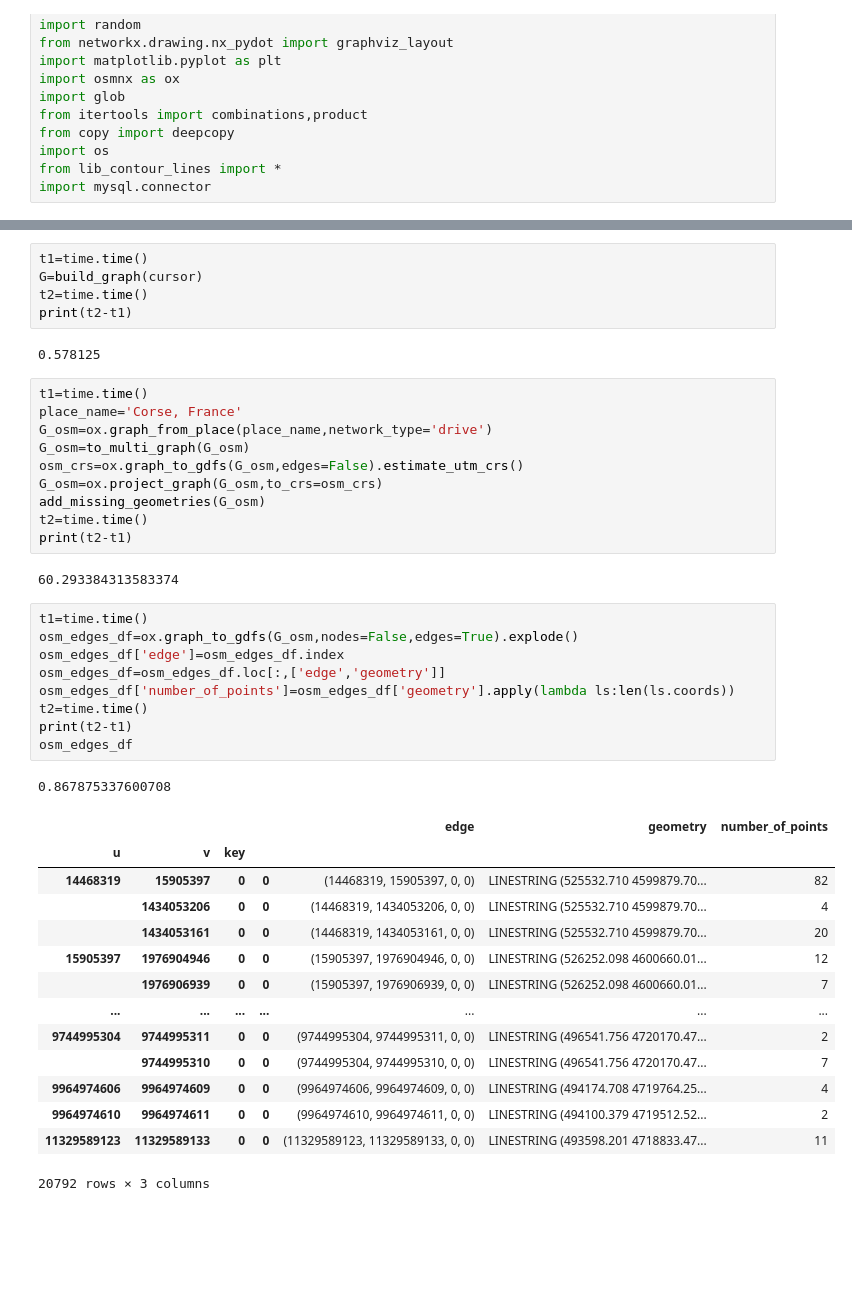
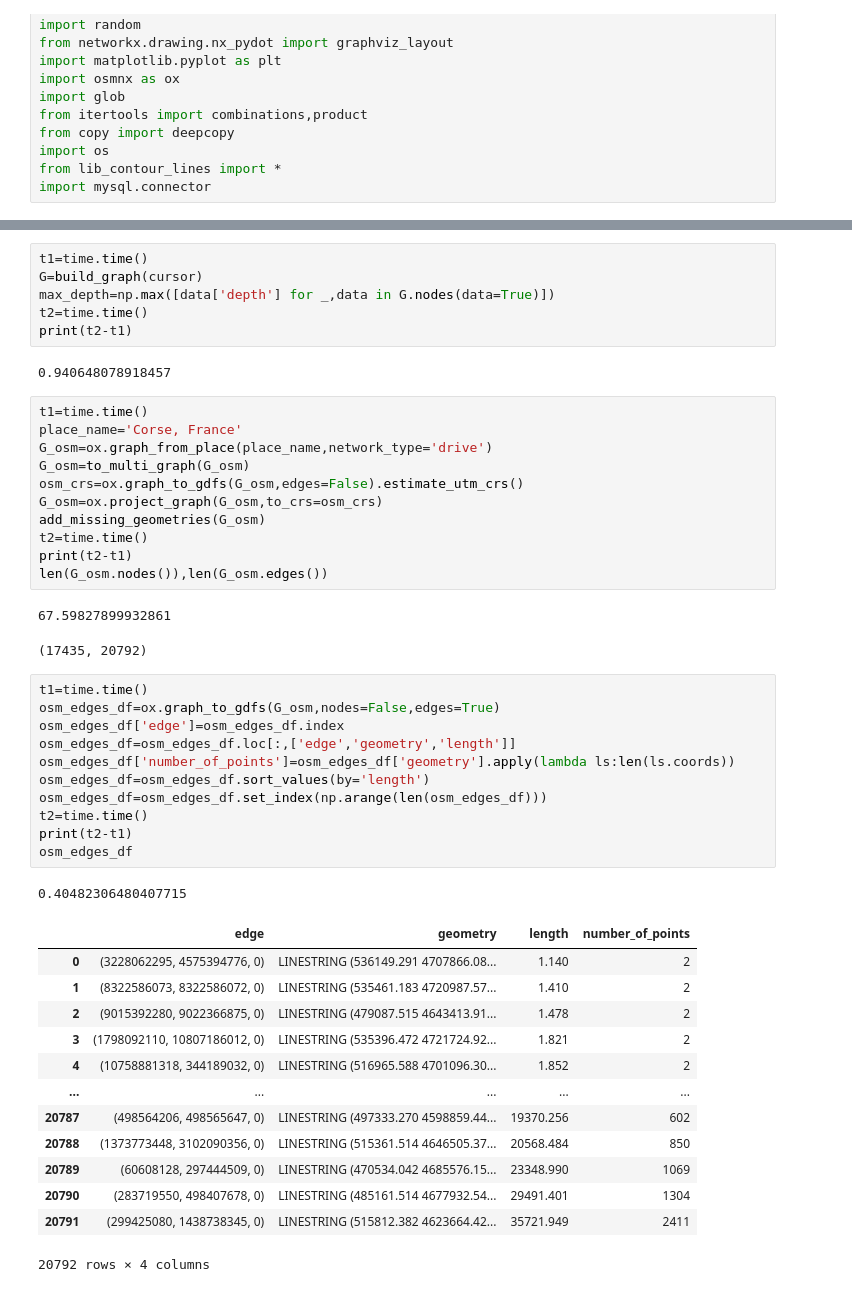
Before and after one commit to pierremennesson/contours_lines, a Jupyter notebook: depth_search.ipynb, the cells around one changed output, grey strips where cells are left out. Saved outputs shown, nothing was run; the diff lists cells and outputs as text; blank space fills up the shorter version.

```diff
--- a/depth_search.ipynb
+++ b/depth_search.ipynb
@@ -221,10 +96,11 @@ if COMPUTE_TREE:
 # %%
 t1=time.time()
 G=build_graph(cursor)
+max_depth=np.max([data['depth'] for _,data in G.nodes(data=True)])
 t2=time.time()
 print(t2-t1)
 # %% [output]
-0.578125
+0.940648078918457
 # %%
 t1=time.time()
 place_name='Corse, France'
@@ -235,30 +111,33 @@ G_osm=ox.project_graph(G_osm,to_crs=osm_crs)
 add_missing_geometries(G_osm)
 t2=time.time()
 print(t2-t1)
+len(G_osm.nodes()),len(G_osm.edges())
 # %% [output]
-60.293384313583374
+67.59827899932861
+(17435, 20792)
 # %%
 t1=time.time()
-osm_edges_df=ox.graph_to_gdfs(G_osm,nodes=False,edges=True).explode()
+osm_edges_df=ox.graph_to_gdfs(G_osm,nodes=False,edges=True)
 osm_edges_df['edge']=osm_edges_df.index
-osm_edges_df=osm_edges_df.loc[:,['edge','geometry']]
+osm_edges_df=osm_edges_df.loc[:,['edge','geometry','length']]
 osm_edges_df['number_of_points']=osm_edges_df['geometry'].apply(lambda ls:len(ls.coords))
+osm_edges_df=osm_edges_df.sort_values(by='length')
+osm_edges_df=osm_edges_df.set_index(np.arange(len(osm_edges_df)))
 t2=time.time()
 print(t2-t1)
 osm_edges_df
 # %% [output]
-0.867875337600708
+0.40482306480407715
-|  |  |  |  | edge | geometry | number_of_points |
-| u | v | key |  |  |  |  |
-| 14468319 | 15905397 | 0 | 0 | (14468319, 15905397, 0, 0) | LINESTRING (525532.710 4599879.70... | 82 |
-|  | 1434053206 | 0 | 0 | (14468319, 1434053206, 0, 0) | LINESTRING (525532.710 4599879.70... | 4 |
-|  | 1434053161 | 0 | 0 | (14468319, 1434053161, 0, 0) | LINESTRING (525532.710 4599879.70... | 20 |
-| 15905397 | 1976904946 | 0 | 0 | (15905397, 1976904946, 0, 0) | LINESTRING (526252.098 4600660.01... | 12 |
-|  | 1976906939 | 0 | 0 | (15905397, 1976906939, 0, 0) | LINESTRING (526252.098 4600660.01... | 7 |
-| ... | ... | ... | ... | ... | ... | ... |
-| 9744995304 | 9744995311 | 0 | 0 | (9744995304, 9744995311, 0, 0) | LINESTRING (496541.756 4720170.47... | 2 |
-|  | 9744995310 | 0 | 0 | (9744995304, 9744995310, 0, 0) | LINESTRING (496541.756 4720170.47... | 7 |
-| 9964974606 | 9964974609 | 0 | 0 | (9964974606, 9964974609, 0, 0) | LINESTRING (494174.708 4719764.25... | 4 |
-| 9964974610 | 9964974611 | 0 | 0 | (9964974610, 9964974611, 0, 0) | LINESTRING (494100.379 4719512.52... | 2 |
-| 11329589123 | 11329589133 | 0 | 0 | (11329589123, 11329589133, 0, 0) | LINESTRING (493598.201 4718833.47... | 11 |
+|  | edge | geometry | length | number_of_points |
+| 0 | (3228062295, 4575394776, 0) | LINESTRING (536149.291 4707866.08... | 1.140 | 2 |
+| 1 | (8322586073, 8322586072, 0) | LINESTRING (535461.183 4720987.57... | 1.410 | 2 |
+| 2 | (9015392280, 9022366875, 0) | LINESTRING (479087.515 4643413.91... | 1.478 | 2 |
+| 3 | (1798092110, 10807186012, 0) | LINESTRING (535396.472 4721724.92... | 1.821 | 2 |
+| 4 | (10758881318, 344189032, 0) | LINESTRING (516965.588 4701096.30... | 1.852 | 2 |
+| ... | ... | ... | ... | ... |
+| 20787 | (498564206, 498565647, 0) | LINESTRING (497333.270 4598859.44... | 19370.256 | 602 |
+| 20788 | (1373773448, 3102090356, 0) | LINESTRING (515361.514 4646505.37... | 20568.484 | 850 |
+| 20789 | (60608128, 297444509, 0) | LINESTRING (470534.042 4685576.15... | 23348.990 | 1069 |
+| 20790 | (283719550, 498407678, 0) | LINESTRING (485161.514 4677932.54... | 29491.401 | 1304 |
+| 20791 | (299425080, 1438738345, 0) | LINESTRING (515812.382 4623664.42... | 35721.949 | 2411 |
-20792 rows × 3 columns
+20792 rows × 4 columns
```
Also changed, not shown: parts of 19 cells of this notebook, 5 other files.
